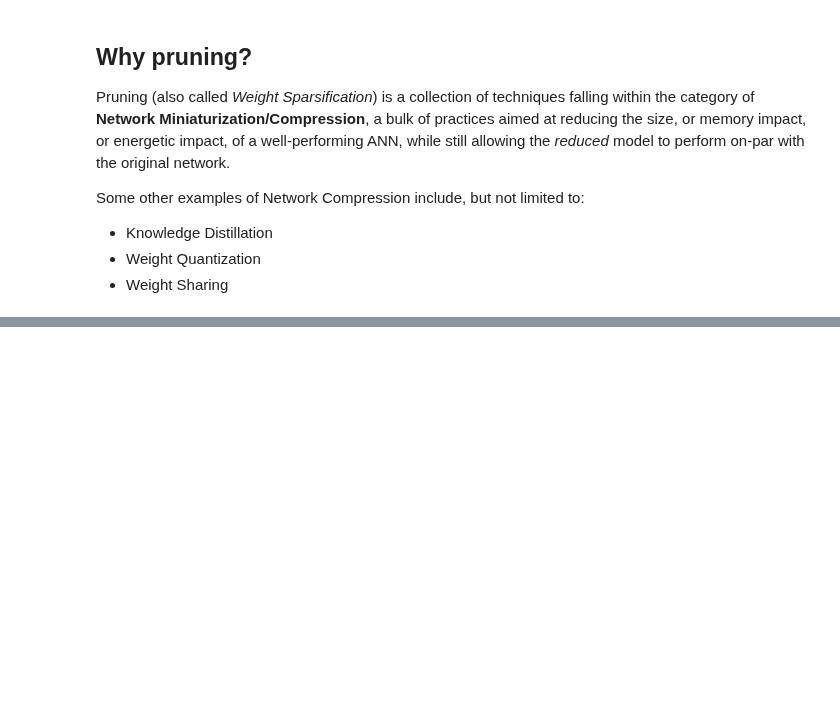
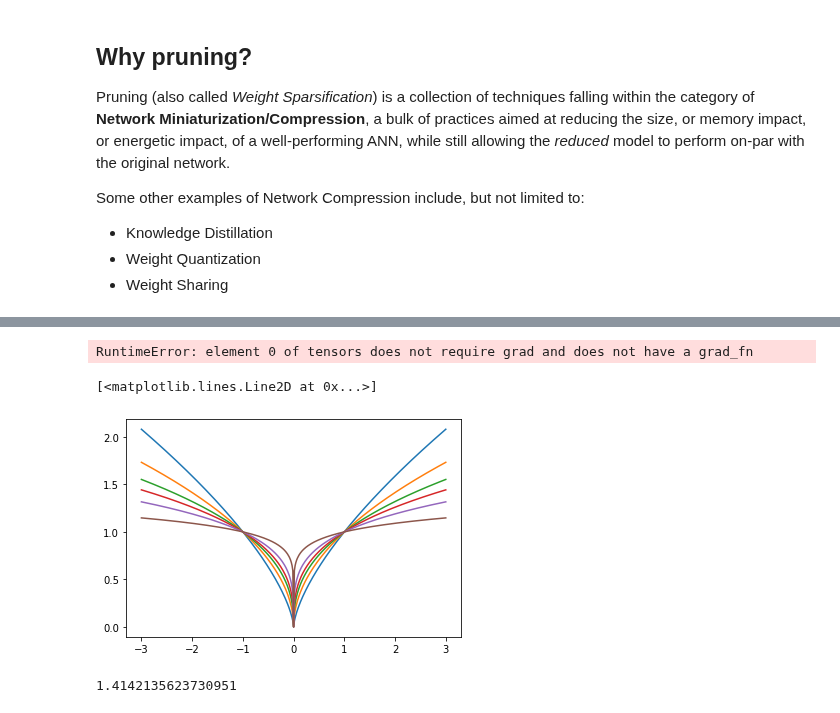
Before and after one commit to ansuini/DSSC_DL_2021, a Jupyter notebook: labs/05-pruning.ipynb, the cells around one changed output, grey strips where cells are left out. Saved outputs shown, nothing was run; the diff lists cells and outputs as text; code cells hidden in the pictures; blank space fills up the shorter version.

```diff
--- a/labs/05-pruning.ipynb
+++ b/labs/05-pruning.ipynb
@@ -130,0 +432,4 @@ MLPCustom(
+# %%
+z.backward()
+# %% [output]
+RuntimeError: element 0 of tensors does not require grad and does not have a grad_fn
@@ -130,0 +443,10 @@ MLPCustom(
+# %%
+xxx = np.linspace(0, 3, num=200)
+yyy = []
+yyy.append(xxx ** (1/2))
+yyy.append(xxx ** (1/2.5))
+yyy.append(xxx ** (1/3))
+yyy.append(xxx ** (1/4))
+yyy.append(xxx ** (1/8))
+xxxx = np.hstack((-np.flip(xxx), xxx))
+yyyy = [np.hstack((np.flip(y_), y_)) for y_ in yyy]
@@ -131,3 +455,18 @@ MLPCustom(
+# %%
+from matplotlib import pyplot as plt
+plt.plot(xxxx,yyyy[0])
+plt.plot(xxxx,yyyy[1])
+plt.plot(xxxx,yyyy[2])
+plt.plot(xxxx,yyyy[3])
+plt.plot(xxxx,yyyy[4])
+plt.plot(xxxx,yyyy[5])
+# %% [output]
+[<matplotlib.lines.Line2D at 0x...>]
+[figure, added]
+# %%
+2**0.5
+# %% [output]
+1.4142135623730951
 # %% [markdown]
 ### References
 
```
Also changed, not shown: parts of 41 cells of this notebook, 6 other files.
